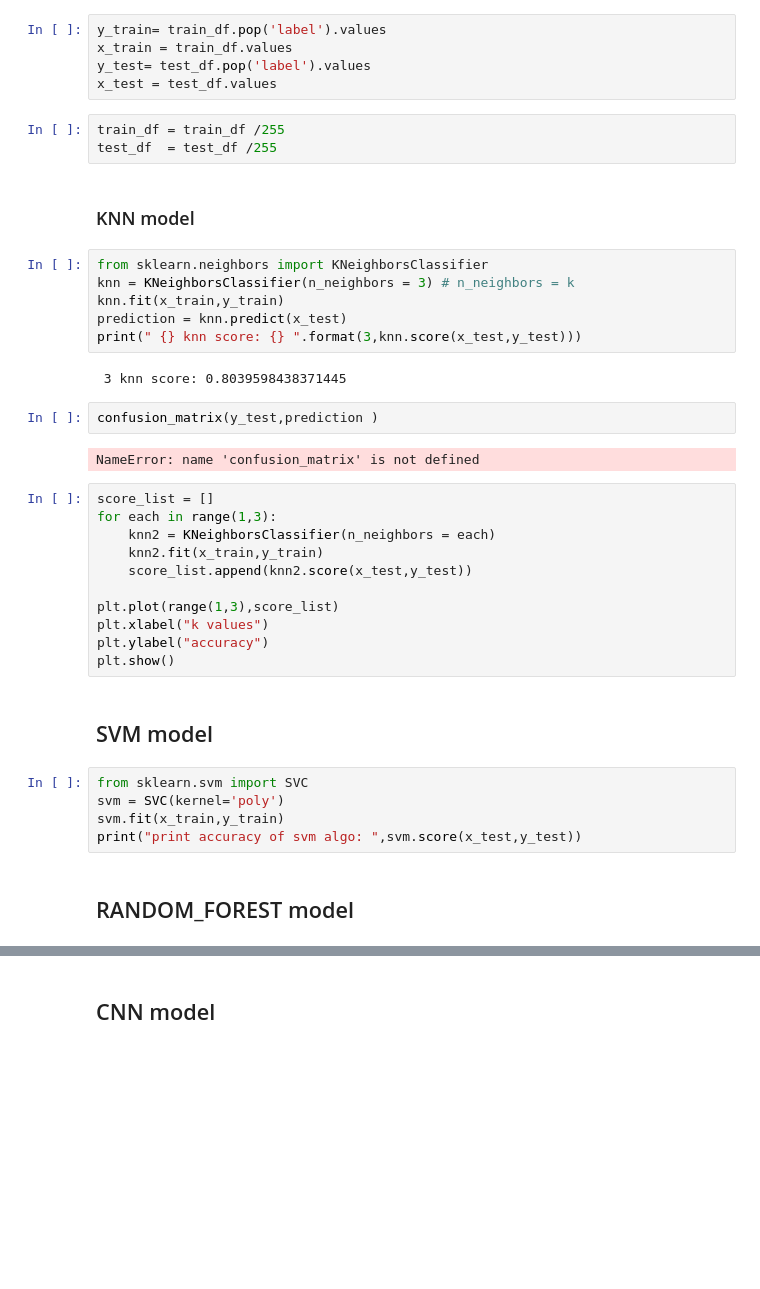
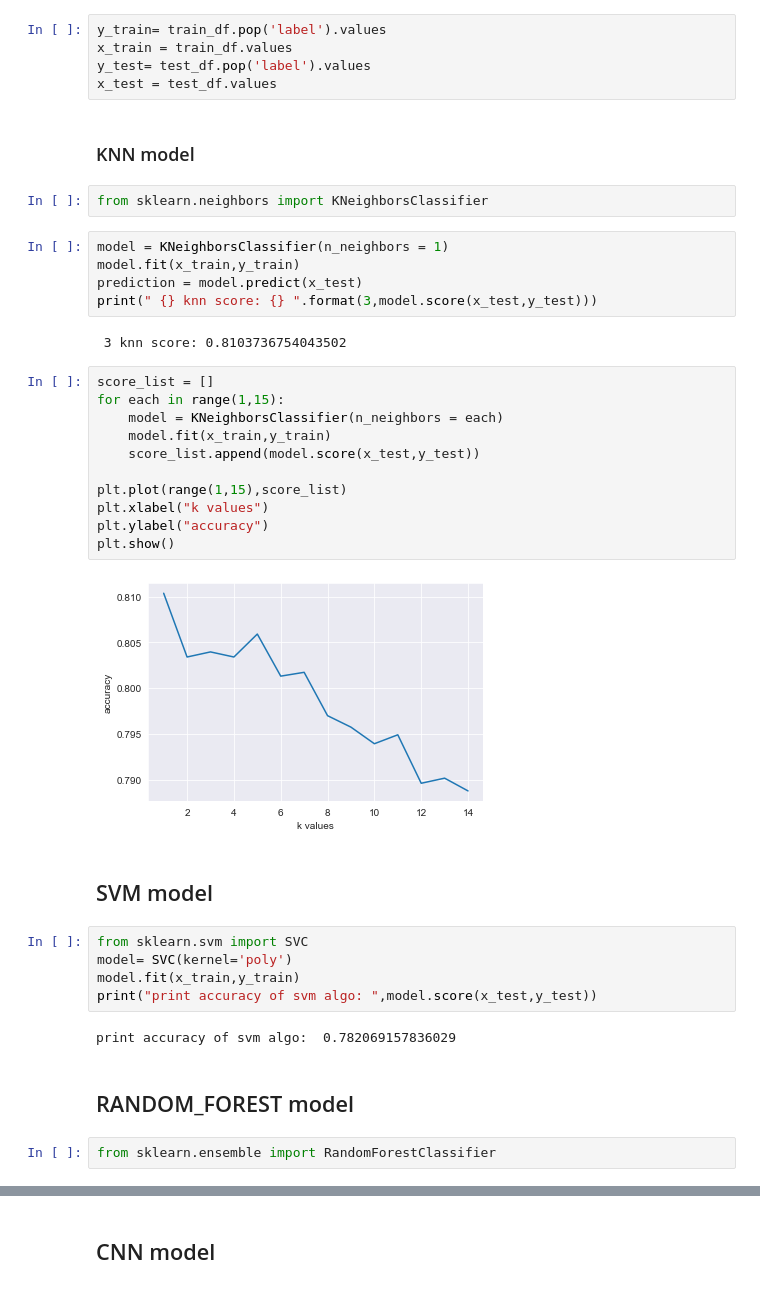
Before and after one commit to dinamaizlis/Sing_Language, a Jupyter notebook: DL-Sign Language.ipynb, the cells around one changed output, grey strips where cells are left out. Drawn from its saved outputs; the diff is of its cells as text; blank space fills up the shorter version.

```diff
--- a/DL-Sign Language.ipynb
+++ b/DL-Sign Language.ipynb
@@ -74,41 +74,41 @@ y_train= train_df.pop('label').values
 x_train = train_df.values
 y_test= test_df.pop('label').values
 x_test = test_df.values
-# %%
-train_df = train_df /255
-test_df  = test_df /255
 # %% [markdown]
 ### KNN model
+# %%
+from sklearn.neighbors import KNeighborsClassifier
 # %%
-from sklearn.neighbors import KNeighborsClassifier
-knn = KNeighborsClassifier(n_neighbors = 3) # n_neighbors = k
-knn.fit(x_train,y_train)
-prediction = knn.predict(x_test)
-print(" {} knn score: {} ".format(3,knn.score(x_test,y_test)))
+model = KNeighborsClassifier(n_neighbors = 1)
+model.fit(x_train,y_train)
+prediction = model.predict(x_test)
+print(" {} knn score: {} ".format(3,model.score(x_test,y_test)))
 # %% [output]
- 3 knn score: 0.8039598438371445
+ 3 knn score: 0.8103736754043502
-# %%
-confusion_matrix(y_test,prediction )
-# %% [output]
-NameError: name 'confusion_matrix' is not defined
 # %%
 score_list = []
-for each in range(1,3):
-    knn2 = KNeighborsClassifier(n_neighbors = each)
-    knn2.fit(x_train,y_train)
-    score_list.append(knn2.score(x_test,y_test))
+for each in range(1,15):
+    model = KNeighborsClassifier(n_neighbors = each)
+    model.fit(x_train,y_train)
+    score_list.append(model.score(x_test,y_test))
 
-plt.plot(range(1,3),score_list)
+plt.plot(range(1,15),score_list)
 plt.xlabel("k values")
 plt.ylabel("accuracy")
 plt.show()
+# %% [output]
+[figure, added]
 # %% [markdown]
 ## SVM model
 # %%
 from sklearn.svm import SVC
-svm = SVC(kernel='poly')
-svm.fit(x_train,y_train)
-print("print accuracy of svm algo: ",svm.score(x_test,y_test))
+model= SVC(kernel='poly')
+model.fit(x_train,y_train)
+print("print accuracy of svm algo: ",model.score(x_test,y_test))
+# %% [output]
+print accuracy of svm algo:  0.782069157836029
 # %% [markdown]
 ## RANDOM_FOREST model
+# %%
+from sklearn.ensemble import RandomForestClassifier
 # %%
```
Also changed, not shown: parts of 22 cells of this notebook.
